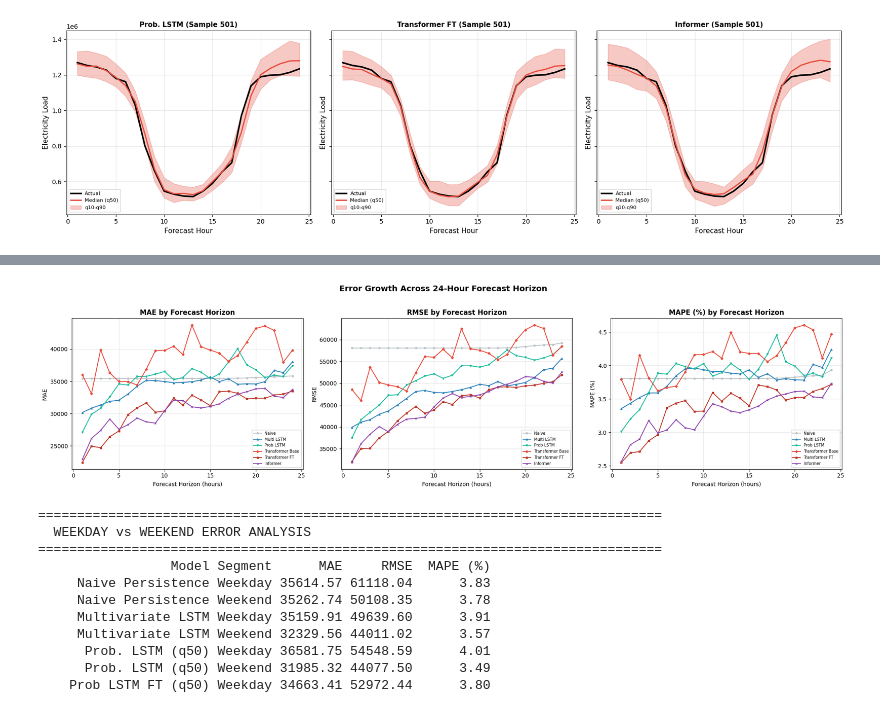
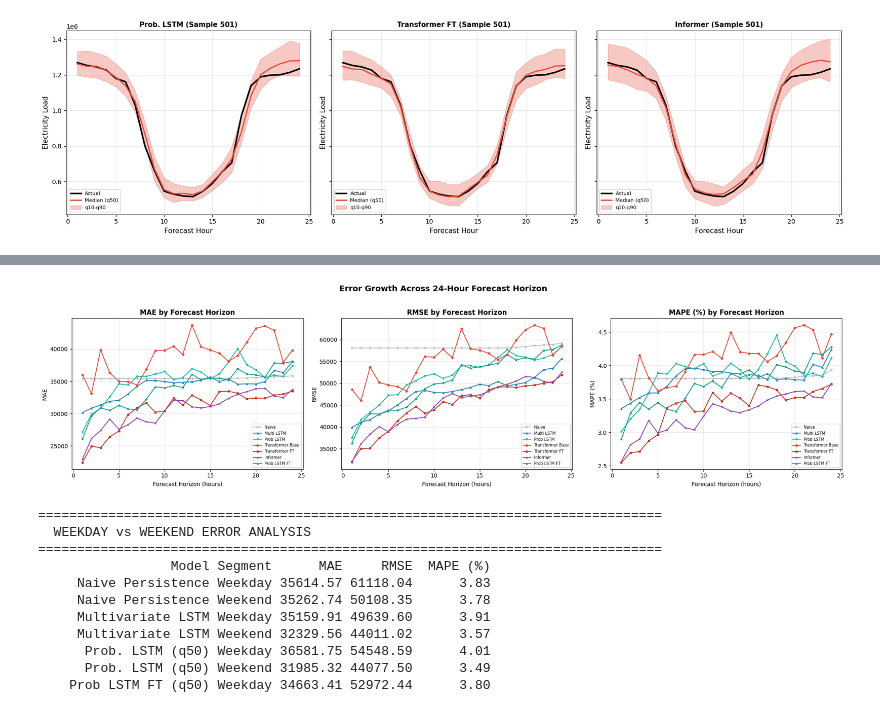
Before and after one commit to samarthsingh1/deep_learning_project, a Jupyter notebook: experimentation/evaluation.ipynb, the cells around one changed output, grey strips where cells are left out. Saved outputs shown, nothing was run; the diff lists cells and outputs as text; code cells hidden in the pictures.

Commit message:
added tuned prob lstm to horizon and 24 overlay graphs

```diff
--- a/experimentation/evaluation.ipynb
+++ b/experimentation/evaluation.ipynb
@@ -558,34 +559,36 @@ def compute_horizon_metrics(actual_2d, pred_2d):
             'MAPE (%)': mean_absolute_percentage_error(actual_2d[:, h], pred_2d[:, h]),
         })
     return pd.DataFrame(rows)
 
 hz_naive = compute_horizon_metrics(actuals_orig, naive_persistence_orig)
 hz_multi = compute_horizon_metrics(actuals_orig, multi_lstm_orig)
 hz_prob = compute_horizon_metrics(actuals_orig, prob_lstm_q50_orig)
 hz_tf = compute_horizon_metrics(actuals_orig, transformer_q50_orig)
 hz_ft = compute_horizon_metrics(actuals_orig, ft_q50_orig)
 hz_inf = compute_horizon_metrics(actuals_orig, inf_q50_orig)
+hz_prob_ft = compute_horizon_metrics(actuals_orig, prob_lstm_ft_q50_orig)
 
 fig, axes = plt.subplots(1, 3, figsize=(20, 5))
 
 for ax, metric in zip(axes, ['MAE', 'RMSE', 'MAPE (%)']):
     ax.plot(hz_naive['Horizon (h)'], hz_naive[metric], label='Naive', color='#bdc3c7', marker='o', markersize=3)
     ax.plot(hz_multi['Horizon (h)'], hz_multi[metric], label='Multi LSTM', color='#2980b9', marker='^', markersize=3)
     ax.plot(hz_prob['Horizon (h)'], hz_prob[metric], label='Prob LSTM', color='#1abc9c', marker='v', markersize=3)
     ax.plot(hz_tf['Horizon (h)'], hz_tf[metric], label='Transformer Base', color='#e74c3c', marker='D', markersize=3)
     ax.plot(hz_ft['Horizon (h)'], hz_ft[metric], label='Transformer FT', color='#c0392b', marker='s', markersize=3)
     ax.plot(hz_inf['Horizon (h)'], hz_inf[metric], label='Informer', color='#8e44ad', marker='x', markersize=3)
+    ax.plot(hz_prob_ft['Horizon (h)'], hz_prob_ft[metric], label='Prob LSTM FT', color='#16a085', marker='p', markersize=3)
     ax.set_xlabel('Forecast Horizon (hours)')
     ax.set_ylabel(metric)
     ax.set_title(f'{metric} by Forecast Horizon', fontweight='bold')
     ax.legend(fontsize=7)
     ax.grid(True, alpha=0.3)
 
 plt.suptitle('Error Growth Across 24-Hour Forecast Horizon', fontsize=14, fontweight='bold', y=1.02)
 plt.tight_layout()
 plt.show()
 # %% [output]
-[figure, old version]
+[figure, new version]
 # %%
 # =========================================================
 # WEEKDAY VS WEEKEND ERROR ANALYSIS
```
Also changed, not shown: parts of 3 cells of this notebook.
